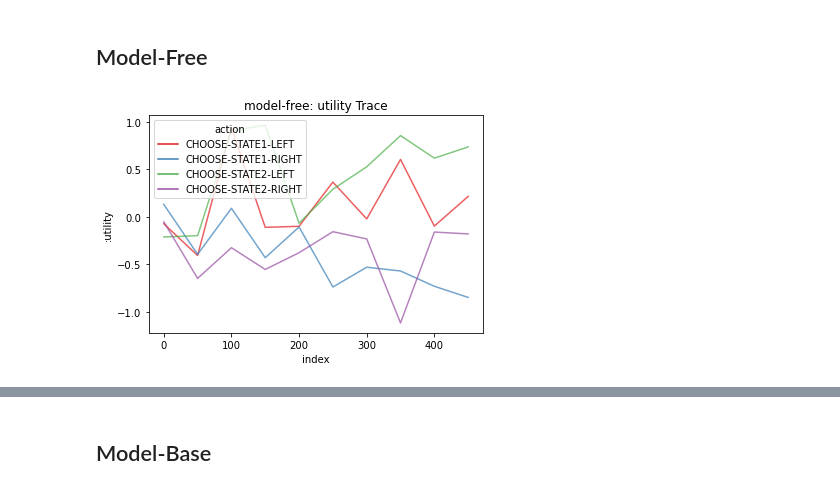
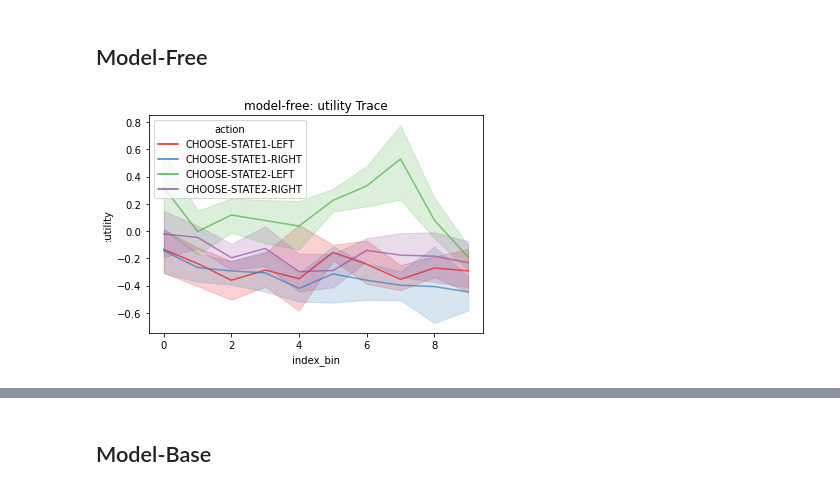
Before and after one commit to yangyuxue2333/ACTR-MarkovTask, a Jupyter notebook: analysis/test3.ipynb, the cells around one changed output, grey strips where cells are left out. Cells and saved outputs as stored; diff of their text form; code cells hidden in the pictures.

```diff
--- a/analysis/test3.ipynb
+++ b/analysis/test3.ipynb
@@ -7,32 +7,35 @@ ACT-R connection has been started.
 # %% [markdown]
 ## Model-Free
 # %%
-def test3(m, title_name='model-free', n=100):
+def test3(m, title_name='model-free', n=50):
 
     m.run_experiment(n)
 
-    sub_index = np.arange(0, n+1, n/10)
-
     # production trace
     df1 = m.df_actr_production_traces(parameter_name=':utility')
-    df1 = df1[df1.apply(lambda x:x['index'] in sub_index, axis=1)]
+    df1['index_bin'] = pd.cut(df1['index'], 10, labels=False, ordered=False, right=False)
 
     # memory trace
-    df2 = m.df_actr_chunk_traces(parameter_name=':Last-Retrieval-Activation')
-    df2 = df2[df2.apply(lambda x:x['index'] in sub_index, axis=1)]
-
-    selected_memory = ['M1-1', 'M1-2','M1-3','M1-4','M2-1', 'M2-2','M2-3','M2-4']
-    df2 = df2[df2.apply(lambda x: x['memory'] in selected_memory, axis=1)]
-
-    return df1, df2
+    try:
+        df2 = m.df_actr_chunk_traces(parameter_name=':Last-Retrieval-Activation')
+        df2['index_bin'] = pd.cut(df2['index'], 10, labels=False)
+        df2.replace(to_replace=[None], value=np.nan, inplace=True)
+        #selected_memory = df2.groupby('memory')[':Last-Retrieval-Activation'].mean().sort_values(ascending = False).index[:4].values
+        selected_memory = ['M1-1', 'M1-2']
+        df2 = df2[df2.apply(lambda x: x['memory'] in selected_memory, axis=1)]
+    except:
+        print('no memory trace')
+        df2 = None
+    finally:
+        return df1, df2
 # %%
 m = MarkovACTR(setup=False)
 m.setup(model='markov-model1', verbose=False)
 
-df1, df2 = test3(m, 'model-free', 500)
+df1, df2 = test3(m, 'model-free')
 
-ax = sns.lineplot(data = df1, x='index', y=':utility', hue='action', alpha=.7, palette='Set1')
+ax = sns.lineplot(data = df1, x='index_bin', y=':utility', hue='action', alpha=.7, palette='Set1')
 plt.title('model-free: utility Trace')
 plt.show()
 # %% [output]
-[figure, old version]
+[figure, new version]
```
Also changed, not shown: parts of 4 cells of this notebook, 7 other files.
